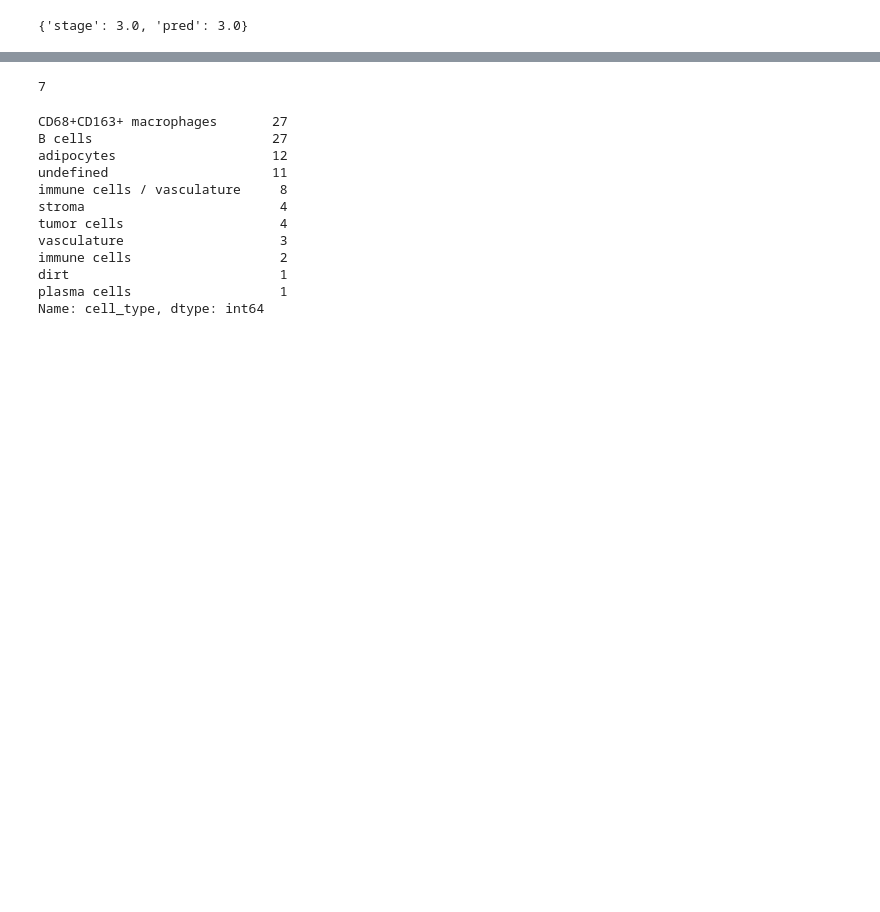
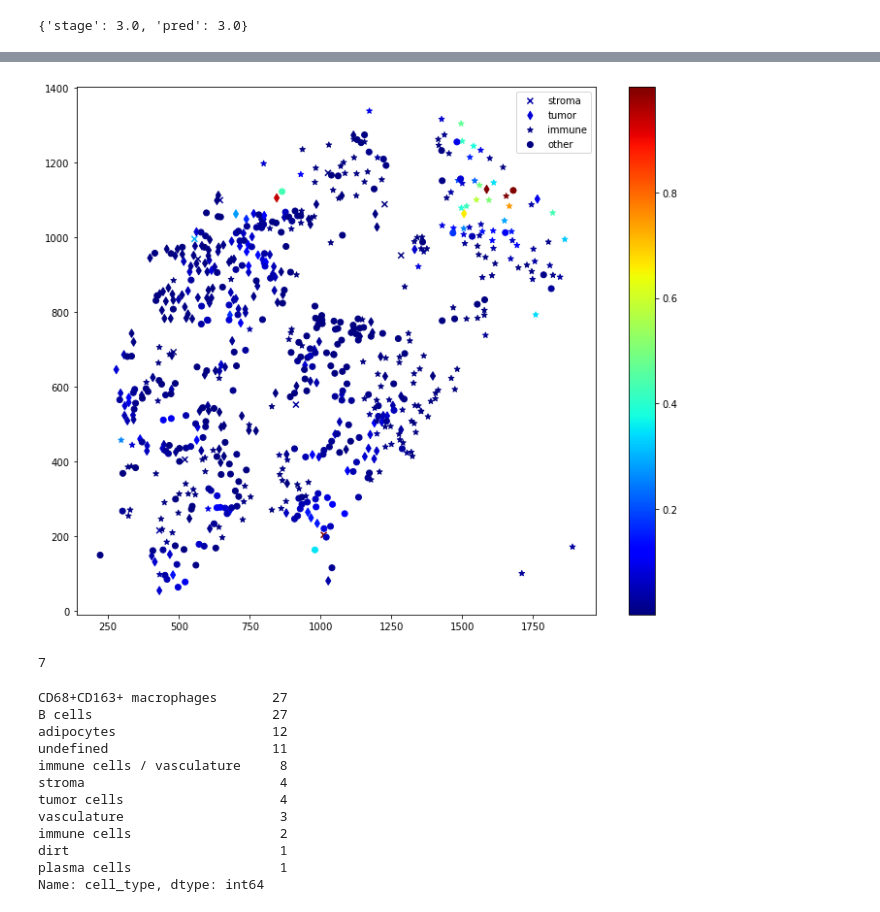
Before and after one commit to jeliason/bioinf593_final_project, a Jupyter notebook: importance_score_analysis.ipynb, the cells around one changed output, grey strips where cells are left out. Saved outputs shown, nothing was run; the diff lists cells and outputs as text; code cells hidden in the pictures; blank space fills up the shorter version.

Commit message:
Updated graph.

```diff
--- a/importance_score_analysis.ipynb
+++ b/importance_score_analysis.ipynb
@@ -12,7 +13,7 @@ len(scores_labels)
 # %% [output]
 140
 # %%
-scl = scores_labels[0] # look at dataframe for first graph
+scl = scores_labels[6] # look at dataframe for first graph
 # %%
 # cell type counts for 100 most important cells in first graph
 scl.sort_values('score_campp',ascending=False).cell_type[:100].value_counts()
@@ -64,0 +86,15 @@ scl.attrs
+# %%
+coarse_map = {
+    'stroma': ['stroma'],
+    'tumor': ['tumor cells'],
+    'immune': ['granulocytes','CD4+ T cells CD45RO+','CD68+CD163+ macrophages',
+              'plasma cells', 'CD8+ T cells', 'Tregs', 'CD4+ T cells',
+              'CD11c+ DCs', 'B cells', 'CD11b+CD68+ macrophages',
+              'immune cells', 'NK cells','CD68+ macrophages GzmB+', 'CD68+ macrophages',
+              'CD11b+ monocytes', 'CD4+ T cells GATA3+', 'CD163+ macrophages','CD3+ T cells']
+}
+# %%
+new_dic = {}
+for k,v in coarse_map.items():
+    for x in v:
+        new_dic[x] = k
@@ -65,3 +133,23 @@ scl.attrs
+# %%
+scl['coarse_type'] = scl['cell_type'].map(new_dic).fillna('other')
+# %%
+fig, ax = plt.subplots(figsize=(12,10))
+
+mkr_dict = {'stroma': 'x', 'tumor': 'd', 'immune': '*', 'other':'o'}
+for k,v in mkr_dict.items():
+    d = scl[scl.coarse_type==k]
+    ax.scatter(d.X, d.Y,
+                c = d.score_campp,
+                marker = v,label=k,
+              cmap = 'jet')
+ax.legend()
+norm = plt.Normalize(np.min(scl.score_campp), np.max(scl.score_campp))
+sm = plt.cm.ScalarMappable(cmap='jet', norm=norm)
+sm.set_array([])
+ax.figure.colorbar(sm)
+plt.show()
+# %% [output]
+[figure, added]
 # %%
 # list of dataframes for graphs that we predicted wrong
 mismatch = [scl for scl in scores_labels if scl.attrs['stage'] != scl.attrs['pred']]
```
Also changed, not shown: parts of 8 cells of this notebook.
